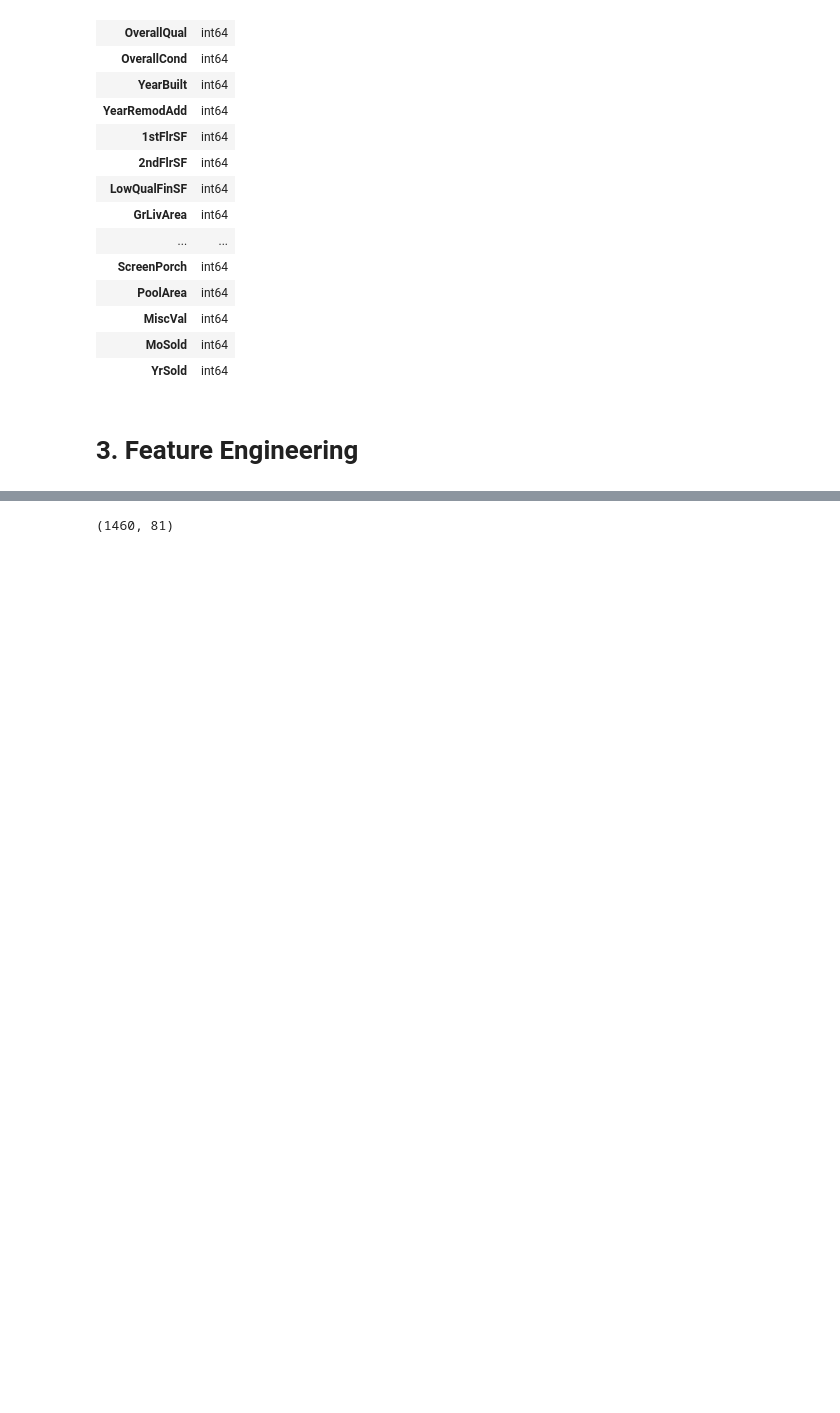
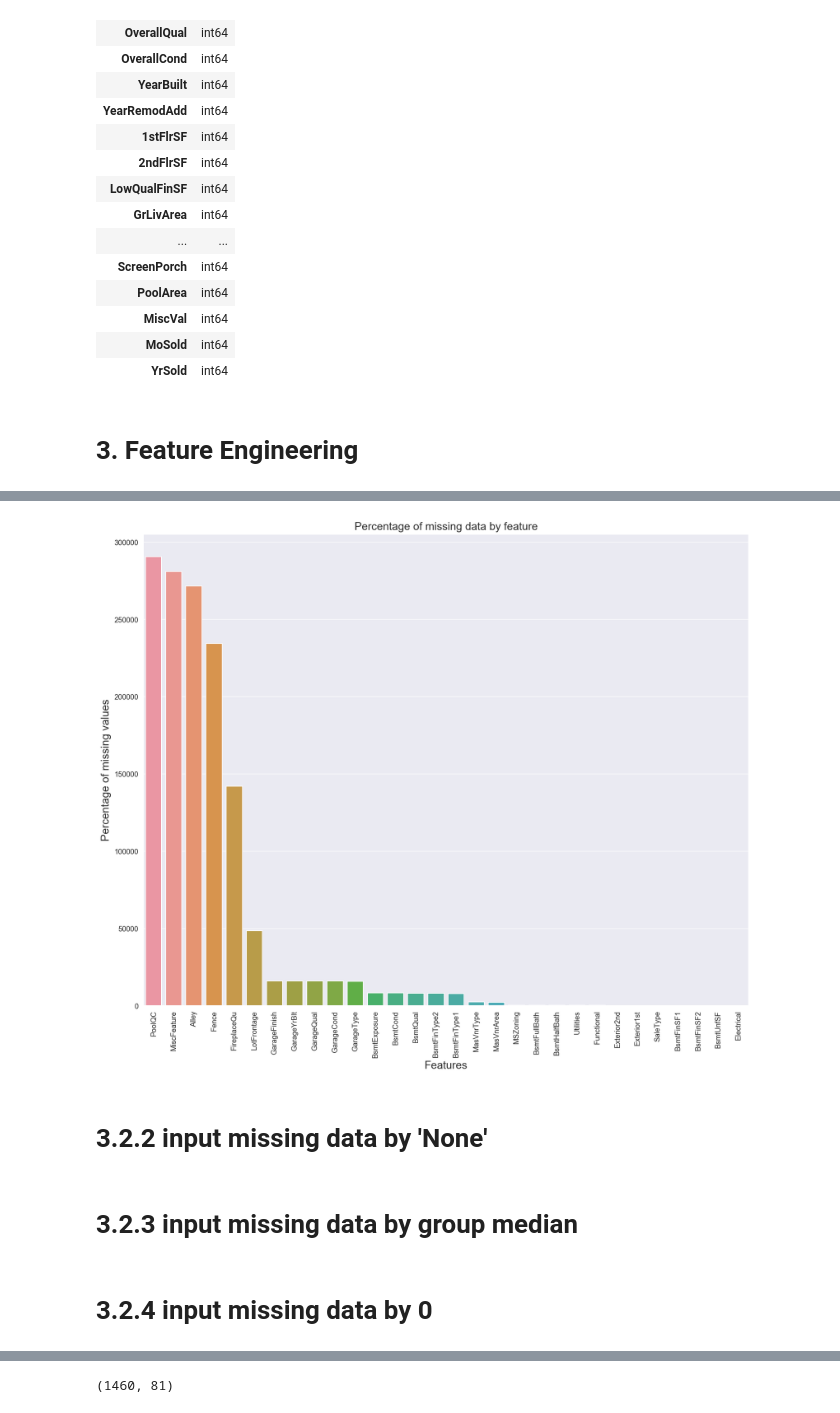
Before and after one commit to PengInGitHub/catboost, a Jupyter notebook: Regression.ipynb, the cells around one changed output, grey strips where cells are left out. Saved outputs shown, nothing was run; the diff lists cells and outputs as text; code cells hidden in the pictures; blank space fills up the shorter version.

```diff
--- a/Regression.ipynb
+++ b/Regression.ipynb
@@ -208,4 +191 @@ Name: type, dtype: int64
-# %%
-# add one derived feature
-all_data['total_sq'] = all_data['TotalBsmtSF'] + all_data['1stFlrSF'] + all_data['2ndFlrSF']
 # %% [markdown]
@@ -218,0 +234,4 @@ normal_distribution_plot('SalePrice')
+# %%
+# create a col to record missing value per row before missing value processing
+all_data['missing_per_row'] = all_data.isnull().sum(axis=1)
+all_data['missing_per_row'].value_counts()
@@ -218,0 +285,17 @@ normal_distribution_plot('SalePrice')
+# %%
+# Missing Data Visualization
+def missing_plot(all_data=all_data):
+    all_data_na = (all_data.isnull().sum()) * 100
+    all_data_na = all_data_na.drop(all_data_na[all_data_na==0].index).sort_values(ascending=False)[:30]
+    f, ax = plt.subplots(figsize=(15, 12)) # set figure size
+    plt.xticks(rotation='90') # x labels display vertically
+    sns.barplot(x=all_data_na.index, y=all_data_na) # init a sns.barplot(x=, y=)
+    plt.xlabel('Features', fontsize=15)
+    plt.ylabel('Percentage of missing values', fontsize=15)
+    plt.title('Percentage of missing data by feature', fontsize=15)
+# %%
+missing_plot()
+# %% [output]
+[figure, added]
+# %% [markdown]
+# 3.2.2 input missing data by 'None'
@@ -218,0 +310,2 @@ normal_distribution_plot('SalePrice')
+# %% [markdown]
+# 3.2.3 input missing data by group median
@@ -218,0 +318,2 @@ normal_distribution_plot('SalePrice')
+# %% [markdown]
+# 3.2.4 input missing data by 0
```
Also changed, not shown: parts of 35 cells of this notebook.
